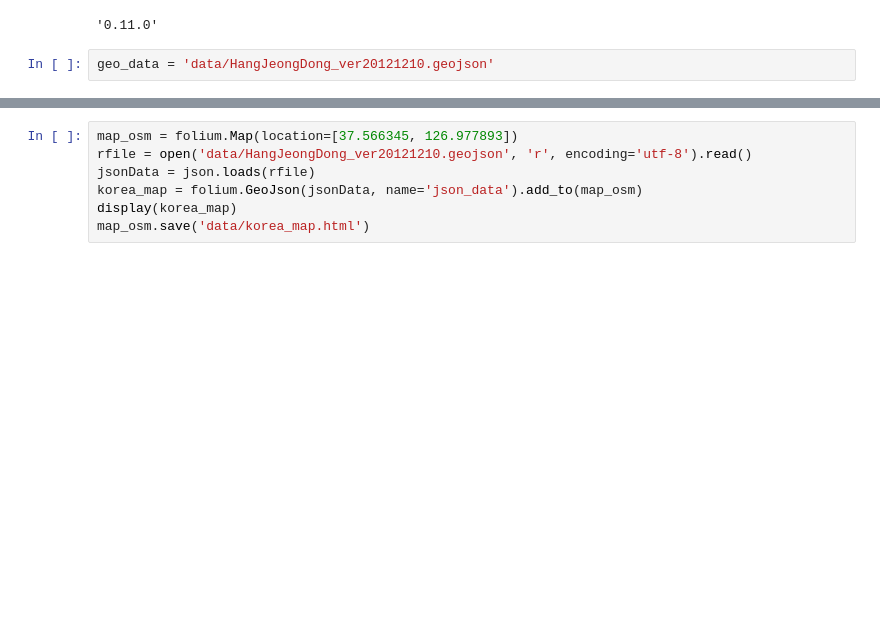
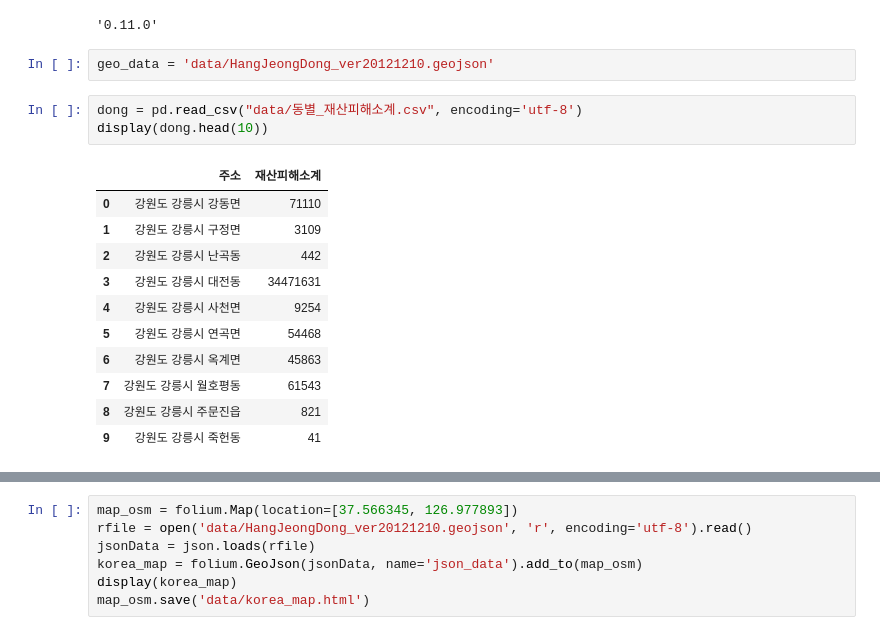
Before and after one commit to JuheePak/Convergence_project, a Jupyter notebook: src/fire_map.ipynb, the cells around one changed output, grey strips where cells are left out. Drawn from its saved outputs; the diff is of its cells as text; blank space fills up the shorter version.

```diff
--- a/src/fire_map.ipynb
+++ b/src/fire_map.ipynb
@@ -160,3 +262,18 @@ folium.__version__
 '0.11.0'
 # %%
 geo_data = 'data/HangJeongDong_ver20121210.geojson'
+# %%
+dong = pd.read_csv("data/동별_재산피해소계.csv", encoding='utf-8')
+display(dong.head(10))
+# %% [output]
+|  | 주소 | 재산피해소계 |
+| 0 | 강원도 강릉시 강동면 | 71110 |
+| 1 | 강원도 강릉시 구정면 | 3109 |
+| 2 | 강원도 강릉시 난곡동 | 442 |
+| 3 | 강원도 강릉시 대전동 | 34471631 |
+| 4 | 강원도 강릉시 사천면 | 9254 |
+| 5 | 강원도 강릉시 연곡면 | 54468 |
+| 6 | 강원도 강릉시 옥계면 | 45863 |
+| 7 | 강원도 강릉시 월호평동 | 61543 |
+| 8 | 강원도 강릉시 주문진읍 | 821 |
+| 9 | 강원도 강릉시 죽헌동 | 41 |
```
Also changed, not shown: parts of 28 cells of this notebook.
